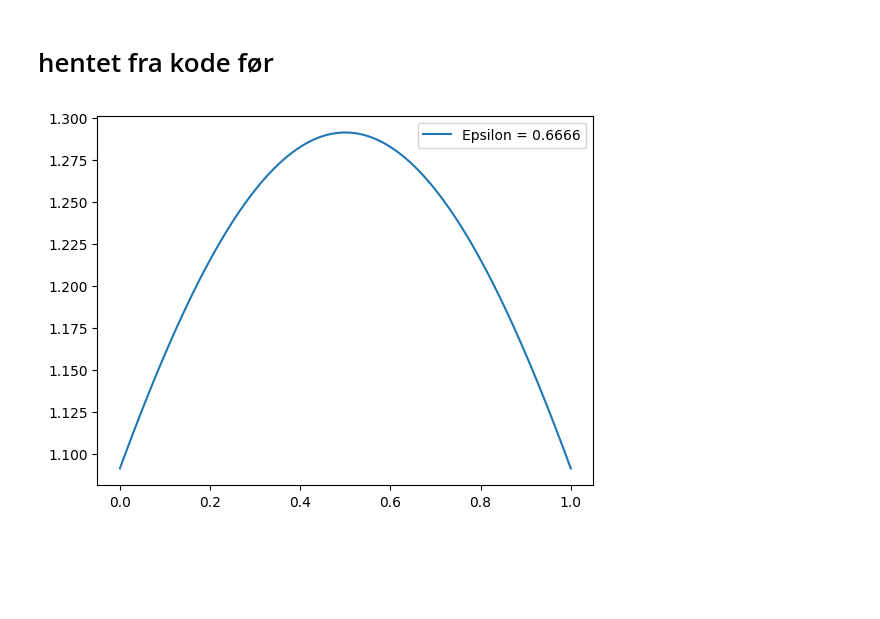
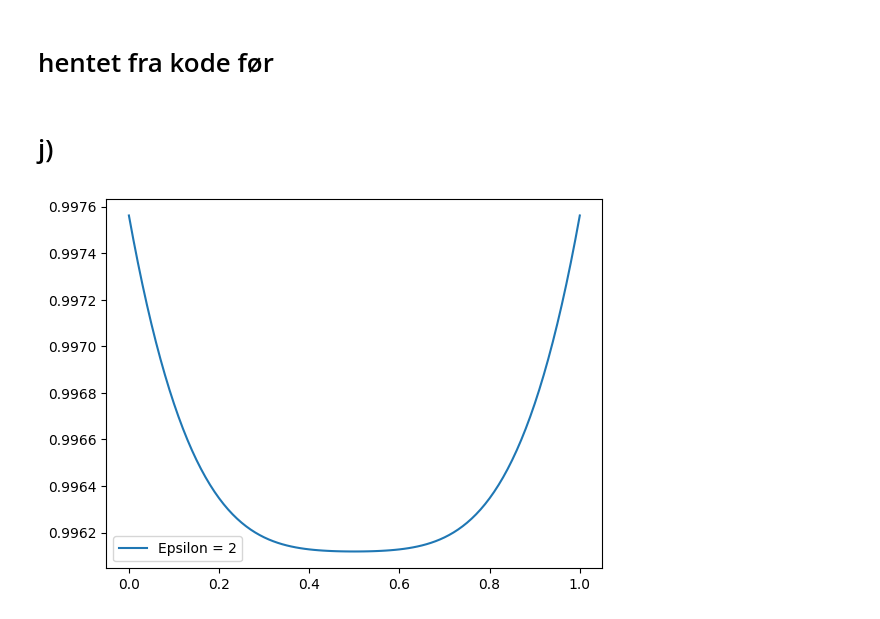
Before and after one commit to marieke-vaske/VitBer-TekFys, a Jupyter notebook: Oppg2j.ipynb, the cells around one changed output. Saved outputs shown, nothing was run; the diff lists cells and outputs as text; code cells hidden in the pictures; blank space fills up the shorter version.

```diff
--- a/Oppg2j.ipynb
+++ b/Oppg2j.ipynb
@@ -98,12 +98,12 @@ def boundaryConditionsSuperconductur(vLeft, vRight):
     c = np.cosh(np.arctanh(1/(epsilon + delta*1j)))
 
     gammaL = np.block([[0, +s/(1+c)],
-                      [-s/(1-c), 0]]) * np.exp(1j*phiL)
-    gammaTildeL = np.block([[0, -s/(1-c)],
+                      [-s/(1+c), 0]]) * np.exp(1j*phiL)
+    gammaTildeL = np.block([[0, -s/(1+c)],
                       [+s/(1+c), 0]]) * np.exp(1j*phiL)
     gammaR = np.block([[0, +s/(1+c)],
-                      [-s/(1-c), 0]]) * np.exp(1j*phiR)
-    gammaTildeR = np.block([[0, -s/(1-c)],
+                      [-s/(1+c), 0]]) * np.exp(1j*phiR)
+    gammaTildeR = np.block([[0, -s/(1+c)],
                       [+s/(1+c), 0]]) * np.exp(1j*phiR)
 
     gamma0, gammaTilde0, omega0, omegaTilde0 = GammaAndOmegaFromv(vLeft)
@@ -123,6 +123,8 @@ def boundaryConditionsSuperconductur(vLeft, vRight):
     bcr2 = omegaTildeEnd - 1/(zeta*l) * (I - gammaTildeEnd @ gammaR) @ NRightTilde @ (gammaTildeR - gammaTildeEnd)
 
     return vFromGammaAndOmega(bcl1, bcl2, bcr1, bcr2)
+# %% [markdown]
+# j)
 # %%
 def densityOfStates(x, vec):
      rho3 = np.block([[np.eye(2), np.zeros((2, 2))],
@@ -142,20 +144,20 @@ def densityOfStates(x, vec):
 # %%
 import scipy
 import numpy as np
 import matplotlib.pyplot as plt
 
 l = 1
 m = 101
 
 x = np.linspace(0, l, m)
 y = np.zeros((32,m))
-epsilon = 0.6666
+epsilon = 2
 vLeft, vRight = np.zeros(32), np.zeros(32)
 
 sol = scipy.integrate.solve_bvp(derivativeForPosition, boundaryConditionsSuperconductur, x, y)
 DOS = densityOfStates(x, sol.sol(x))
 plt.plot(x, DOS, label=f"Epsilon = {epsilon}")
 plt.legend()
 plt.show()
 # %% [output]
-[figure, old version]
+[figure, new version]
```
Also changed, not shown: 1 other file.
